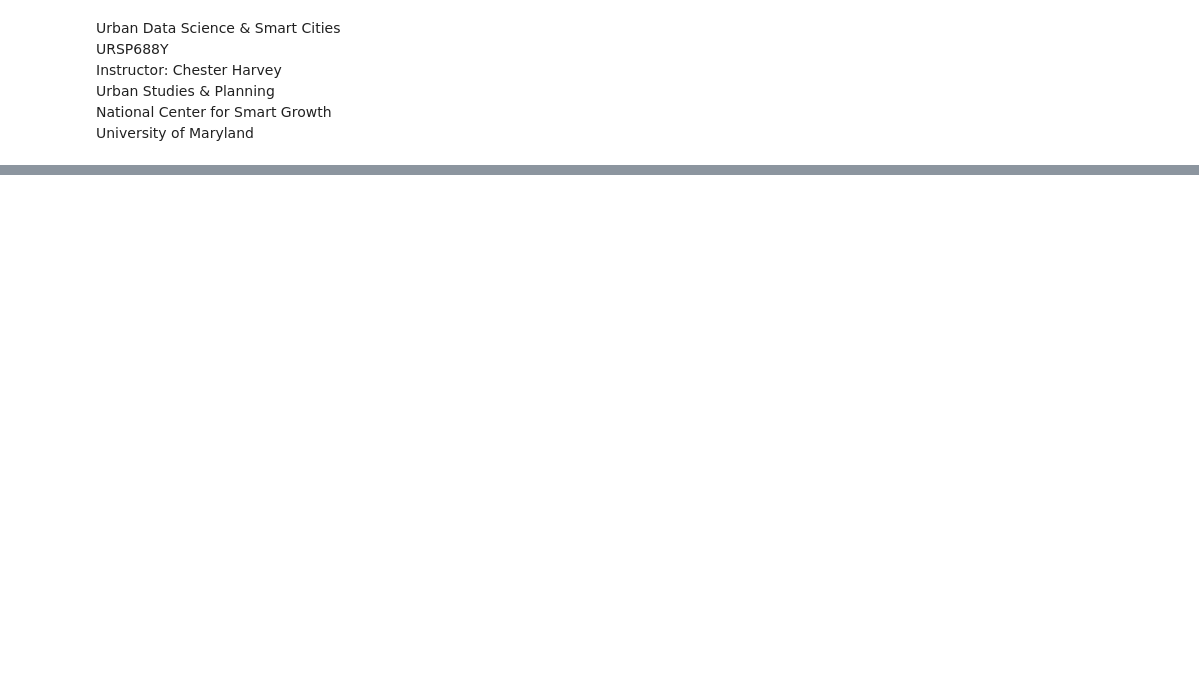
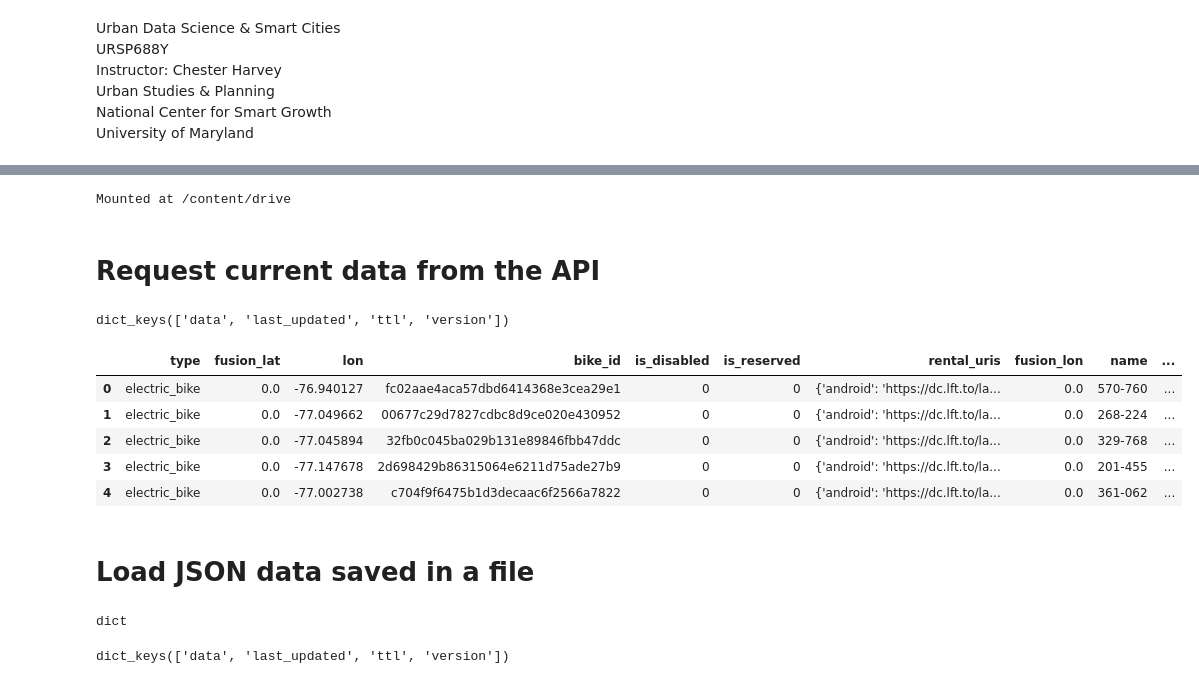
Before and after one commit to ncsg/ursp688y_sp2023, a Jupyter notebook: exercises/exercise06/exercise06.ipynb, the cells around one changed output, grey strips where cells are left out. Saved outputs shown, nothing was run; the diff lists cells and outputs as text; code cells hidden in the pictures; blank space fills up the shorter version.

```diff
--- a/exercises/exercise06/exercise06.ipynb
+++ b/exercises/exercise06/exercise06.ipynb
@@ -42,0 +49,6 @@ As usual, please wrap the code for your solution in a function, and put that fun
+# %%
+# Mount Google Drive
+from google.colab import drive
+drive.mount('/content/drive')
+# %% [output]
+Mounted at /content/drive
@@ -42,0 +59,27 @@ As usual, please wrap the code for your solution in a function, and put that fun
+# %% [markdown]
+# Request current data from the API
+# %%
+# Making a get request
+response = requests.get('https://gbfs.lyft.com/gbfs/1.1/dca-cabi/en/free_bike_status.json')
+
+# Get JSON content
+data = response.json()
+
+# Inspect the contents
+data.keys()
+# %% [output]
+dict_keys(['data', 'last_updated', 'ttl', 'version'])
+# %%
+# Make a dataframe out of data for available bikes
+df = pd.DataFrame(data['data']['bikes'])
+
+df.head()
+# %% [output]
+|  | type | fusion_lat | lon | bike_id | is_disabled | is_reserved | rental_uris | fusion_lon | name | ... |
+| 0 | electric_bike | 0.0 | -76.940127 | fc02aae4aca57dbd6414368e3cea29e1 | 0 | 0 | {'android': 'https://dc.lft.to/la... | 0.0 | 570-760 | ... |
+| 1 | electric_bike | 0.0 | -77.049662 | 00677c29d7827cdbc8d9ce020e430952 | 0 | 0 | {'android': 'https://dc.lft.to/la... | 0.0 | 268-224 | ... |
+| 2 | electric_bike | 0.0 | -77.045894 | 32fb0c045ba029b131e89846fbb47ddc | 0 | 0 | {'android': 'https://dc.lft.to/la... | 0.0 | 329-768 | ... |
+| 3 | electric_bike | 0.0 | -77.147678 | 2d698429b86315064e6211d75ade27b9 | 0 | 0 | {'android': 'https://dc.lft.to/la... | 0.0 | 201-455 | ... |
+| 4 | electric_bike | 0.0 | -77.002738 | c704f9f6475b1d3decaac6f2566a7822 | 0 | 0 | {'android': 'https://dc.lft.to/la... | 0.0 | 361-062 | ... |
+# %% [markdown]
+# Load JSON data saved in a file
@@ -42,0 +91,10 @@ As usual, please wrap the code for your solution in a function, and put that fun
+# %%
+# see how the data are stored
+type(data)
+# %% [output]
+dict
+# %%
+# see what keys are available
+data.keys()
+# %% [output]
+dict_keys(['data', 'last_updated', 'ttl', 'version'])
```
Also changed, not shown: parts of 10 cells of this notebook, 1 other file.
